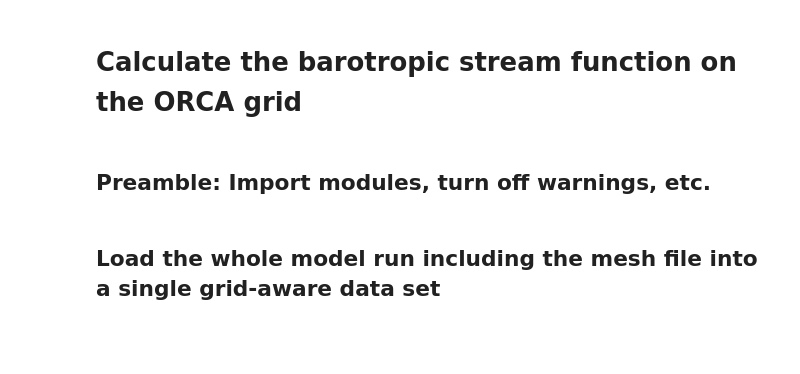
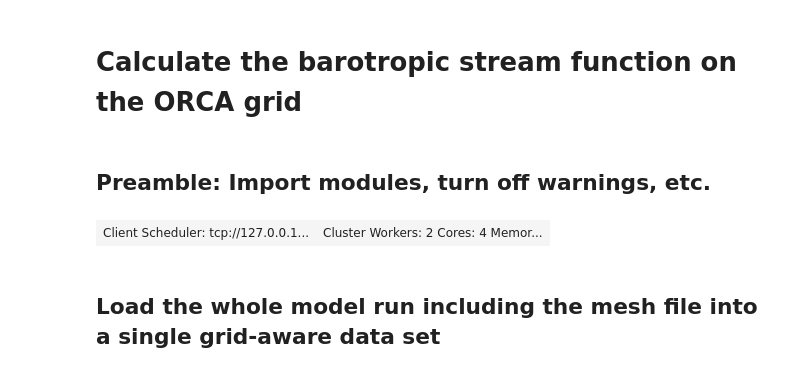
Before and after one commit to willirath/xorca, a Jupyter notebook: notebooks/calculate_psi_speed_and_amoc.ipynb, the cells around one changed output. Cells and saved outputs as stored; diff of their text form; code cells hidden in the pictures; blank space fills up the shorter version.

Commit message:
Use cluster if available

```diff
--- a/notebooks/calculate_psi_speed_and_amoc.ipynb
+++ b/notebooks/calculate_psi_speed_and_amoc.ipynb
@@ -11,6 +11,15 @@ from dask.distributed import Client, wait
 from pathlib import Path
 import matplotlib.pyplot as plt
 import xarray as xr
+# %%
+try:
+    client = Client(scheduler_file="../scheduler.json")
+    client.restart()
+    display(client)
+except Exception as e:
+    print("No scheduler.  Will continue in single-process mode.")
+# %% [output]
+| Client Scheduler: tcp://127.0.0.1... | Cluster Workers: 2 Cores: 4 Memor... |
 # %% [markdown]
 ## Load the whole model run including the mesh file into a single grid-aware data set
 # %%
```
Also changed, not shown: parts of 13 cells of this notebook.
